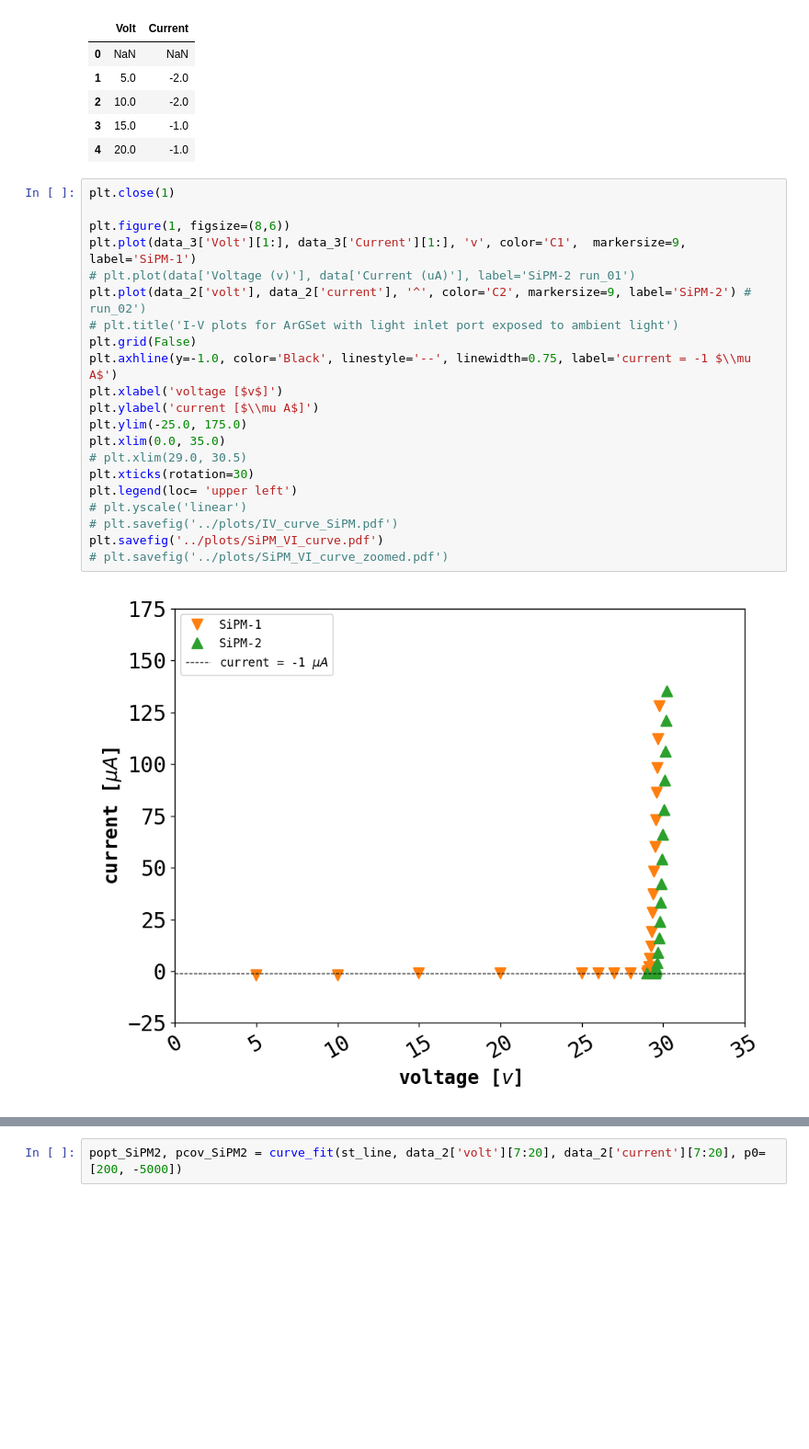
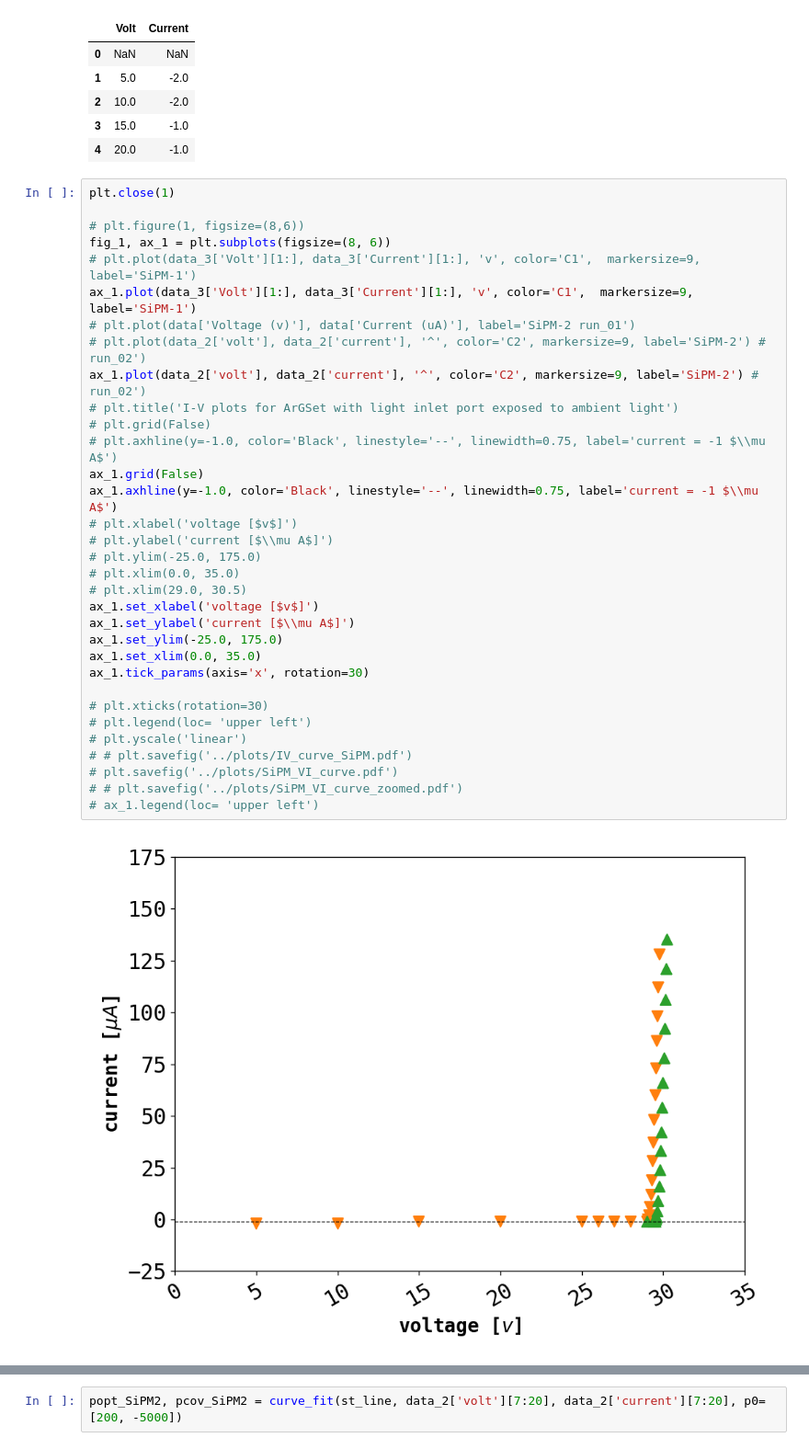
Before and after one commit to sarthchoudhary/ArGCAT, a Jupyter notebook: notebooks/fit_vi_curve.ipynb, the cells around one changed output, grey strips where cells are left out. Shown at 92% size. Drawn from its saved outputs; the diff is of its cells as text; blank space fills up the shorter version.

```diff
--- a/notebooks/fit_vi_curve.ipynb
+++ b/notebooks/fit_vi_curve.ipynb
@@ -60,24 +60,36 @@ data_3.head()
 # %%
 plt.close(1)
 
-plt.figure(1, figsize=(8,6))
-plt.plot(data_3['Volt'][1:], data_3['Current'][1:], 'v', color='C1',  markersize=9,  label='SiPM-1')
+# plt.figure(1, figsize=(8,6))
+fig_1, ax_1 = plt.subplots(figsize=(8, 6))
+# plt.plot(data_3['Volt'][1:], data_3['Current'][1:], 'v', color='C1',  markersize=9,  label='SiPM-1')
+ax_1.plot(data_3['Volt'][1:], data_3['Current'][1:], 'v', color='C1',  markersize=9,  label='SiPM-1')
 # plt.plot(data['Voltage (v)'], data['Current (uA)'], label='SiPM-2 run_01')
-plt.plot(data_2['volt'], data_2['current'], '^', color='C2', markersize=9, label='SiPM-2') # run_02')
+# plt.plot(data_2['volt'], data_2['current'], '^', color='C2', markersize=9, label='SiPM-2') # run_02')
+ax_1.plot(data_2['volt'], data_2['current'], '^', color='C2', markersize=9, label='SiPM-2') # run_02')
 # plt.title('I-V plots for ArGSet with light inlet port exposed to ambient light')
-plt.grid(False)
-plt.axhline(y=-1.0, color='Black', linestyle='--', linewidth=0.75, label='current = -1 $\\mu A$')
-plt.xlabel('voltage [$v$]')
-plt.ylabel('current [$\\mu A$]')
-plt.ylim(-25.0, 175.0)
-plt.xlim(0.0, 35.0)
+# plt.grid(False)
+# plt.axhline(y=-1.0, color='Black', linestyle='--', linewidth=0.75, label='current = -1 $\\mu A$')
+ax_1.grid(False)
+ax_1.axhline(y=-1.0, color='Black', linestyle='--', linewidth=0.75, label='current = -1 $\\mu A$')
+# plt.xlabel('voltage [$v$]')
+# plt.ylabel('current [$\\mu A$]')
+# plt.ylim(-25.0, 175.0)
+# plt.xlim(0.0, 35.0)
 # plt.xlim(29.0, 30.5)
-plt.xticks(rotation=30)
-plt.legend(loc= 'upper left')
+ax_1.set_xlabel('voltage [$v$]')
+ax_1.set_ylabel('current [$\\mu A$]')
+ax_1.set_ylim(-25.0, 175.0)
+ax_1.set_xlim(0.0, 35.0)
+ax_1.tick_params(axis='x', rotation=30)
+
+# plt.xticks(rotation=30)
+# plt.legend(loc= 'upper left')
 # plt.yscale('linear')
-# plt.savefig('../plots/IV_curve_SiPM.pdf')
-plt.savefig('../plots/SiPM_VI_curve.pdf')
-# plt.savefig('../plots/SiPM_VI_curve_zoomed.pdf')
+# # plt.savefig('../plots/IV_curve_SiPM.pdf')
+# plt.savefig('../plots/SiPM_VI_curve.pdf')
+# # plt.savefig('../plots/SiPM_VI_curve_zoomed.pdf')
+# ax_1.legend(loc= 'upper left')
 # %% [output]
-[figure, old version]
+[figure, new version]
 # %%
```
Also changed, not shown: parts of 12 cells of this notebook.
